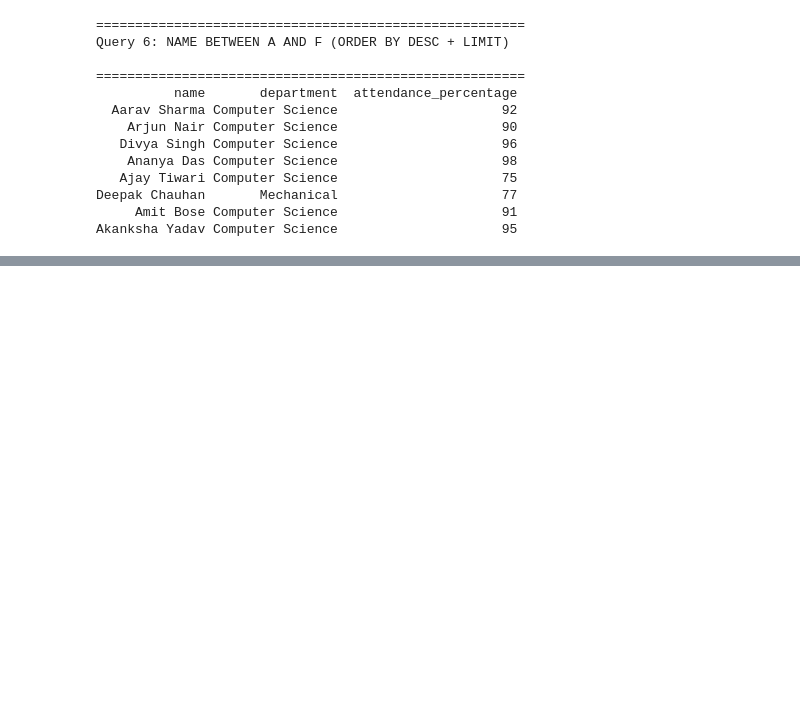
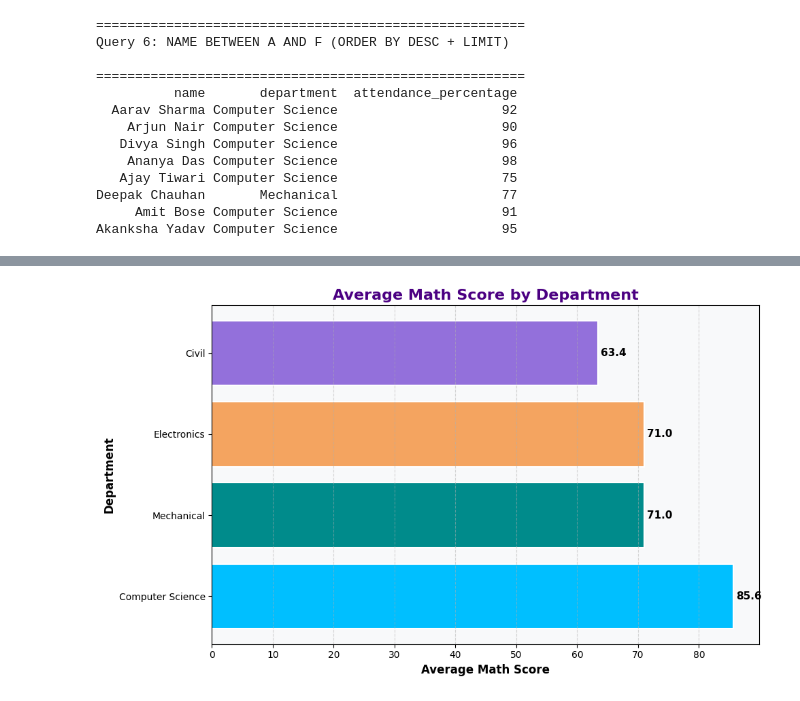
Before and after one commit to Sruthi051006/sruthi-codeboosters-2026, a Jupyter notebook: Day-2/Day_2.ipynb, the cells around one changed output, grey strips where cells are left out. Drawn from its saved outputs; the diff is of its cells as text; code cells hidden in the pictures; blank space fills up the shorter version.

```diff
--- a/Day-2/Day_2.ipynb
+++ b/Day-2/Day_2.ipynb
@@ -194,0 +334,84 @@ Akanksha Yadav Computer Science                     95
+# %%
+import pandas as pd
+import matplotlib.pyplot as plt
+
+# SQL Query
+chart1_sql = """
+    SELECT department, ROUND(AVG(math_score), 2) AS avg_maths
+    FROM students
+    GROUP BY department
+    ORDER BY avg_maths DESC
+"""
+
+# Read SQL result into dataframe
+chart1_data = pd.read_sql_query(chart1_sql, conn)
+
+# Create figure and axis
+fig, ax = plt.subplots(figsize=(10, 6))
+
+# Bar colors
+bar_colors = ['#00BFFF', '#008B8B', '#F4A460', '#9370DB']
+
+# Create horizontal bars
+bars = ax.barh(
+    chart1_data['department'],     # Y-axis
+    chart1_data['avg_maths'],      # X-axis
+    color=bar_colors,
+    edgecolor='white',
+    linewidth=1.5
+)
+
+# Add values beside bars
+for bar in bars:
+    width = bar.get_width()
+
+    ax.text(
+        width + 0.5,
+        bar.get_y() + bar.get_height()/2,
+        f'{width:.1f}',
+        ha='left',
+        va='center',
+        fontsize=11,
+        fontweight='bold',
+        color='black'
+    )
+
+# Chart title
+ax.set_title(
+    'Average Math Score by Department',
+    fontsize=16,
+    fontweight='bold',
+    color='#4B0082'
+)
+
+# X-axis label
+ax.set_xlabel(
+    'Average Math Score',
+    fontsize=12,
+    fontweight='bold'
+)
+
+# Y-axis label
+ax.set_ylabel(
+    'Department',
+    fontsize=12,
+    fontweight='bold'
+)
+
+# Background color
+ax.set_facecolor('#F8F9FA')
+
+# Grid lines
+ax.grid(
+    axis='x',
+    linestyle='--',
+    alpha=0.5
+)
+
+# Adjust layout
+plt.tight_layout()
+
+# Show chart
+plt.show()
+# %% [output]
+[figure, added]
```
Also changed, not shown: parts of 7 cells of this notebook.
